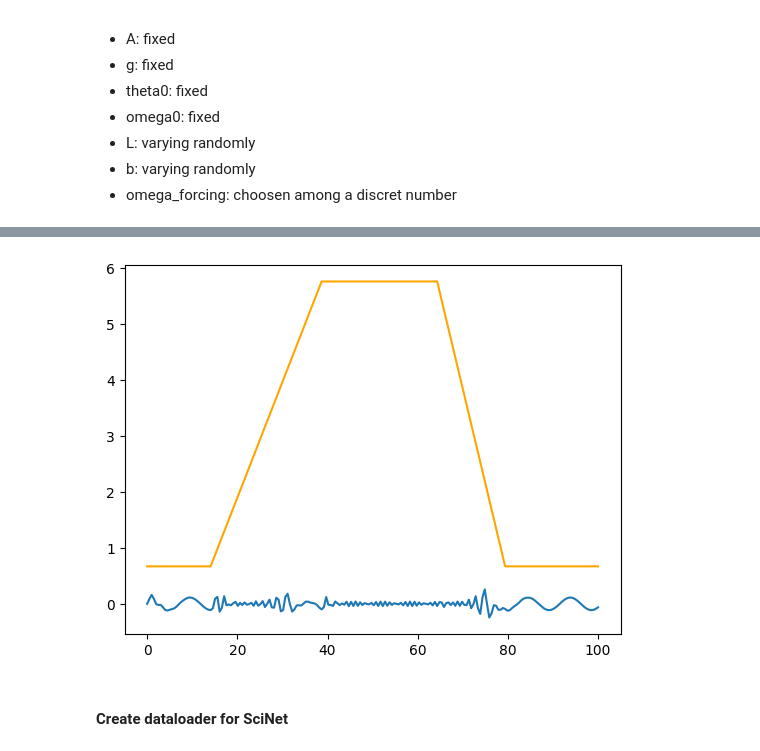
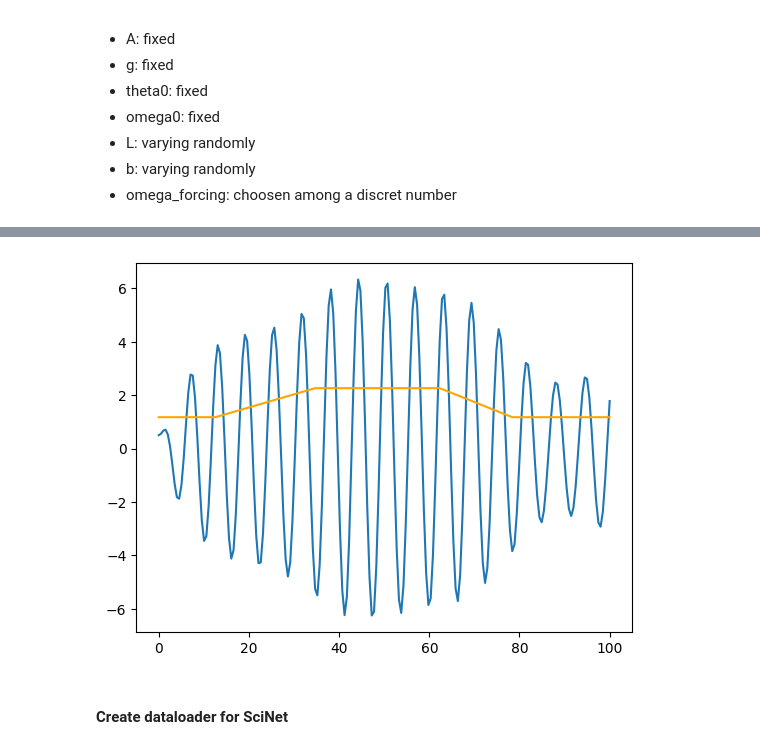
Before and after one commit to LouisBrusset/ITER-physical-parameters-with-SciNet, a Jupyter notebook: notebooks/synthetic_forced_pendulum_scinet.ipynb, the cells around one changed output, grey strips where cells are left out. Cells and saved outputs as stored; diff of their text form; code cells hidden in the pictures.

Commit message:
The pendulum SciNet works well with varying-forced damped pendulum data. The latent variables encode the physical parameters (g, A, omega) well.

```diff
--- a/notebooks/synthetic_forced_pendulum_scinet.ipynb
+++ b/notebooks/synthetic_forced_pendulum_scinet.ipynb
@@ -68,7 +68,7 @@ plt.show()
 
 -> trapezoidale shape
 # %%
-def create_trapezoidal_forcing(t, start_value, end_value, proportions, N_time_steps):
+def create_trapezoidal_forcing(t: np.ndarray, start_value: float, end_value: float, proportions: list[float], N_time_steps: int) -> np.ndarray:
     """
     Create a trapezoidal forcing function.
 
@@ -142,13 +142,13 @@ plt.show()
 # %% [markdown]
 #### Create pendulum with trapezoidal forcing
 # %%
-def create_synthetic_damped_forced_pendulum(A, omega_array, b, L, g, theta0, omega0, t):
+def create_synthetic_damped_forced_pendulum(A_array: np.ndarray, omega_array: np.ndarray, b: float, L: float, g: float, theta0: float, omega0: float, t: np.ndarray) -> np.ndarray:
     """
     Create synthetic data for a damped forced pendulum with small angle approximation
     and time-varying forcing frequency.
 
     Args:
-        A (float or array-like): Amplitude of the forcing term (constant or time-varying).
+        A (numpy array): Amplitude of the forcing term (time-varying).
         omega_array (numpy array): Array of forcing frequencies at each time step.
         b (float): Damping coefficient.
         L (float): Length of the pendulum.
@@ -164,12 +164,8 @@ def create_synthetic_damped_forced_pendulum(A, omega_array, b, L, g, theta0, ome
     if len(omega_array) != len(t):
         raise ValueError("omega_array must have the same length as t")
     # Check if A is constant or variable
-    if np.isscalar(A):
-        A_array = np.full_like(t, A)
-    else:
-        if len(A) != len(t):
-            raise ValueError("If A is an array, it must have the same length as t")
-        A_array = A
+    if len(A_array) != len(t):
+        raise ValueError("If A is an array, it must have the same length as t")
 
 
     def pendulum_ode(t, y):
@@ -192,28 +188,28 @@ def create_synthetic_damped_forced_pendulum(A, omega_array, b, L, g, theta0, ome
     return sol.y[0]  # Return only the angle array
 # %%
 # Time array
-N_time_steps = 200
+N_time_steps = 1000
 t = np.linspace(0, 100, N_time_steps)
 
 # Variable pulsation (trapezoidal shape)
-omega_array = create_trapezoidal_forcing(
+A_array = create_trapezoidal_forcing(
     t=t,
     start_value=1.0,
-    end_value=6.0,
+    end_value=10.0,
     proportions=[1/6, 1/3, 2/3, 5/6],
     N_time_steps=N_time_steps
 )
 # Variables amplitudes or not
-A_value = 1.0
-A = np.ones(N_time_steps) * A_value
+omega_value = 1.0
+omega_array = np.ones(N_time_steps) * omega_value
 # Parameters
 b = 0.1
-L = 5.0
+L = 2.0
 g = 9.81
 theta0 = 0.1
 omega0 = 0.0
 
-y = create_synthetic_damped_forced_pendulum(A, omega_array, b, L, g, theta0, omega0, t)
+y = create_synthetic_damped_forced_pendulum(A_array, omega_array, b, L, g, theta0, omega0, t)
 # %%
 # Visualization
 fig, (ax1, ax2) = plt.subplots(2, 1, figsize=(12, 8))
@@ -317,15 +321,15 @@ def create_dataset(
 # %%
 eps = 1/13
 trapezoid_range = [(1/6-eps, 1/6+eps), (1/3-eps, 1/3+eps), (2/3-eps, 2/3+eps), (5/6-eps, 5/6+eps)]
-omega_forcing_ranges = {
+trapezoidal_forcing_ranges = {
     "start_value": (0.5, 2.0),
     "end_value": (1.0, 6.0),
     "proportions": trapezoid_range,
 }
 
-b_range = (0.01, 1.5)
-L_range = (0.01, 8.0)
-N_samples = 2000
+b_range = (0.01, 5.0)
+L_range = (0.01, 10.0)
+N_samples = 10000
 N_time_steps = 200
 max_time = 100.0
 
@@ -335,7 +339,9 @@ dataset = create_dataset(
     n_timestep=N_time_steps,
     L_range=L_range,
     b_range=b_range,
-    omega_forcing_values=omega_forcing_ranges
+    trapezoidal_forcing_values=trapezoidal_forcing_ranges,
+    A_value=None,
+    omega_value=1.0
 )
 # %%
 len(dataset)
@@ -367,9 +373,10 @@ dataset[0]
 # %%
-plt.plot(dataset[0]['time'], dataset[0]['angle'])
-plt.plot(dataset[0]['time'], dataset[0]['omega_forcing'], color='orange')
+id_to_plot = 8
+plt.plot(dataset[id_to_plot]['time'], dataset[id_to_plot]['angle'])
+plt.plot(dataset[id_to_plot]['time'], dataset[id_to_plot]['forcing'], color='orange')
 plt.show()
 # %% [output]
-[figure, old version]
+[figure, new version]
 # %% [markdown]
 #### Create dataloader for SciNet
 # %%
```
Also changed, not shown: parts of 14 cells of this notebook, 3 other files.
